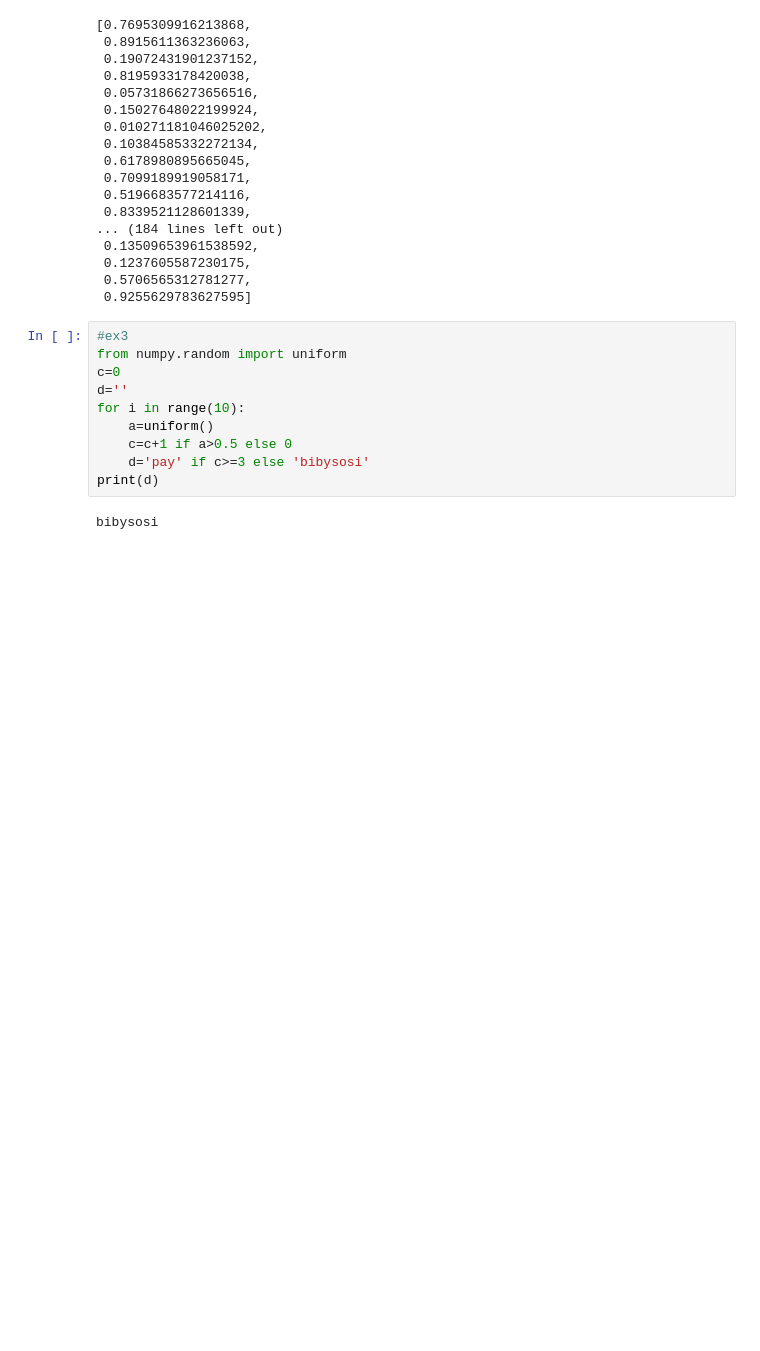
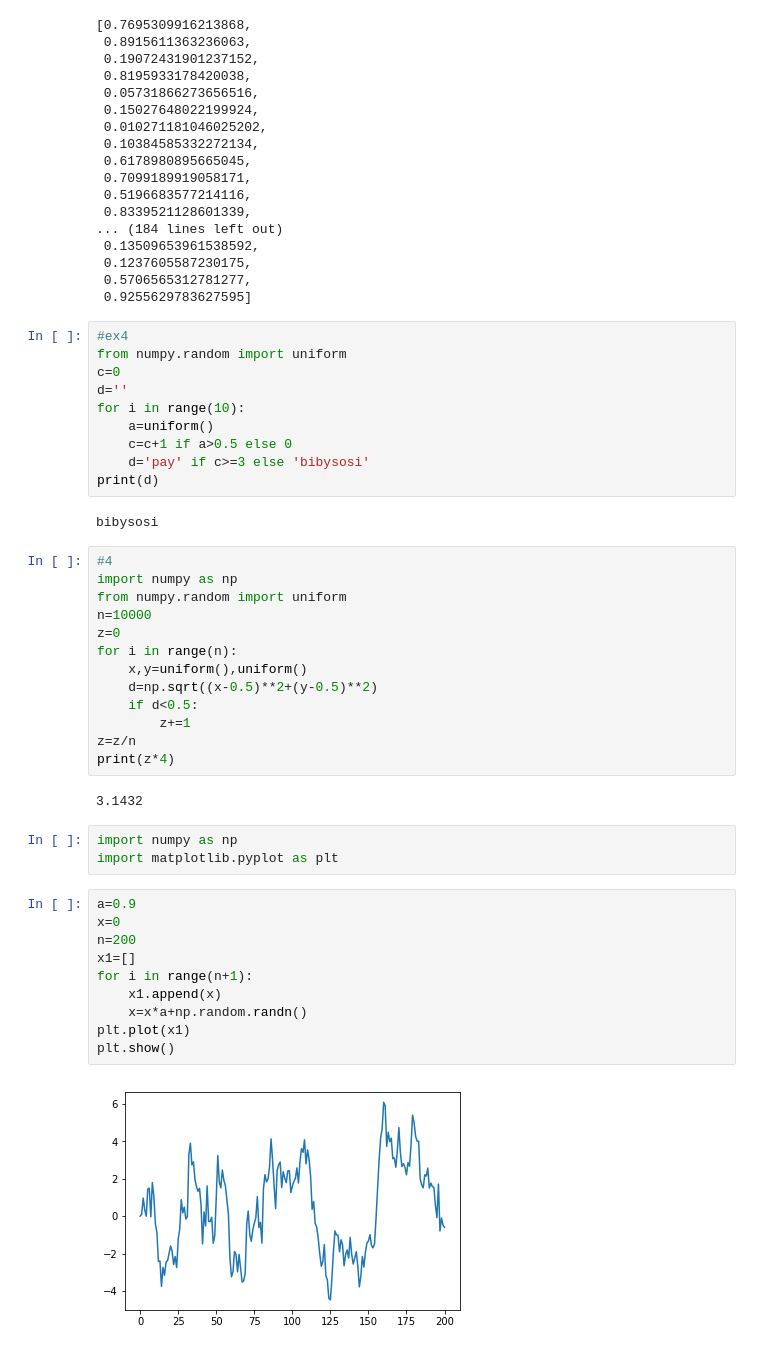
Before and after one commit to sundoz/Norm-, a Jupyter notebook: anintroductoryexample.ipynb, the cells around one changed output. Drawn from its saved outputs; the diff is of its cells as text; blank space fills up the shorter version.

Commit message:
plots

```diff
--- a/anintroductoryexample.ipynb
+++ b/anintroductoryexample.ipynb
@@ -39,7 +39,7 @@ a*2
  0.5706565312781277,
  0.9255629783627595]
 # %%
-#ex3
+#ex4
 from numpy.random import uniform
 c=0
 d=''
@@ -50,3 +50,33 @@ for i in range(10):
 print(d)
 # %% [output]
 bibysosi
+# %%
+#4
+import numpy as np
+from numpy.random import uniform
+n=10000
+z=0
+for i in range(n):
+    x,y=uniform(),uniform()
+    d=np.sqrt((x-0.5)**2+(y-0.5)**2)
+    if d<0.5:
+        z+=1
+z=z/n
+print(z*4)
+# %% [output]
+3.1432
+# %%
+import numpy as np
+import matplotlib.pyplot as plt
+# %%
+a=0.9
+x=0
+n=200
+x1=[]
+for i in range(n+1):
+    x1.append(x)
+    x=x*a+np.random.randn()
+plt.plot(x1)
+plt.show()
+# %% [output]
+[figure, added]
```
Also changed, not shown: parts of 1 cell of this notebook.
